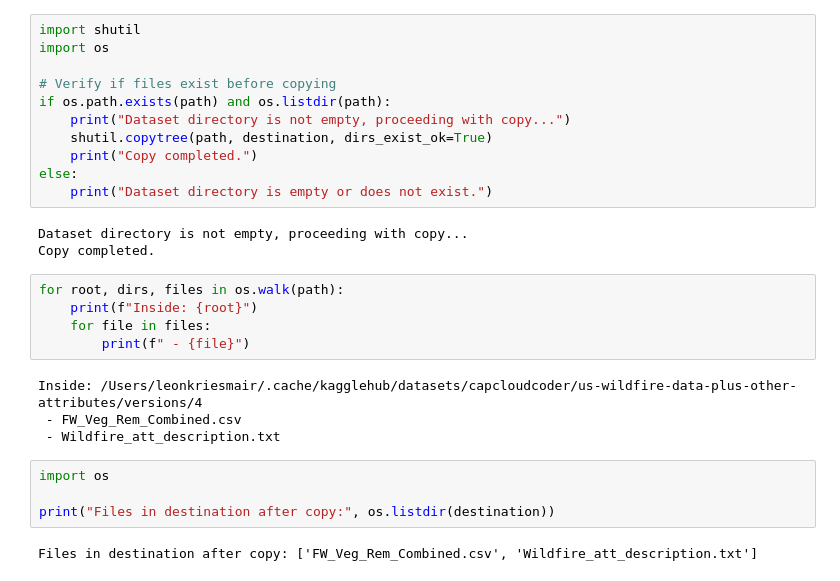
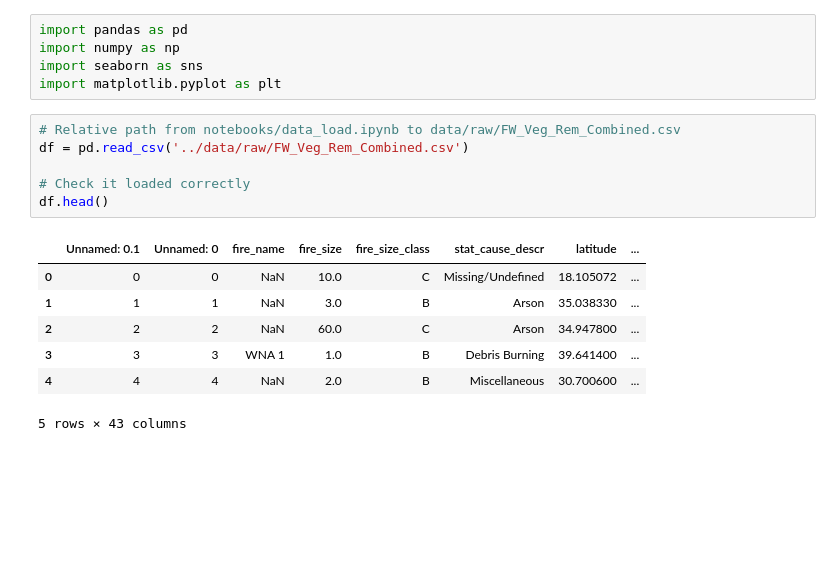
Before and after one commit to leonkriesmair/BigDataProject, a Jupyter notebook: notebooks/data_load.ipynb, the cells around one changed output. Drawn from its saved outputs; the diff is of its cells as text; blank space fills up the shorter version.

```diff
--- a/notebooks/data_load.ipynb
+++ b/notebooks/data_load.ipynb
@@ -42,29 +1,19 @@ Contents of the directory: ['FW_Veg_Rem_Combined.csv', 'Wildfire_att_description
-# %%
-import shutil
-import os
-
-# Verify if files exist before copying
-if os.path.exists(path) and os.listdir(path):
-    print("Dataset directory is not empty, proceeding with copy...")
-    shutil.copytree(path, destination, dirs_exist_ok=True)
-    print("Copy completed.")
-else:
-    print("Dataset directory is empty or does not exist.")
-# %% [output]
-Dataset directory is not empty, proceeding with copy...
-Copy completed.
-# %%
-for root, dirs, files in os.walk(path):
-    print(f"Inside: {root}")
-    for file in files:
-        print(f" - {file}")
-# %% [output]
-Inside: /Users/leonkriesmair/.cache/kagglehub/datasets/capcloudcoder/us-wildfire-data-plus-other-attributes/versions/4
- - FW_Veg_Rem_Combined.csv
- - Wildfire_att_description.txt
-# %%
-import os
-
-print("Files in destination after copy:", os.listdir(destination))
-# %% [output]
-Files in destination after copy: ['FW_Veg_Rem_Combined.csv', 'Wildfire_att_description.txt']
+# %%
+import pandas as pd
+import numpy as np
+import seaborn as sns
+import matplotlib.pyplot as plt
+# %%
+# Relative path from notebooks/data_load.ipynb to data/raw/FW_Veg_Rem_Combined.csv
+df = pd.read_csv('../data/raw/FW_Veg_Rem_Combined.csv')
+
+# Check it loaded correctly
+df.head()
+# %% [output]
+|  | Unnamed: 0.1 | Unnamed: 0 | fire_name | fire_size | fire_size_class | stat_cause_descr | latitude | ... |
+| 0 | 0 | 0 | NaN | 10.0 | C | Missing/Undefined | 18.105072 | ... |
+| 1 | 1 | 1 | NaN | 3.0 | B | Arson | 35.038330 | ... |
+| 2 | 2 | 2 | NaN | 60.0 | C | Arson | 34.947800 | ... |
+| 3 | 3 | 3 | WNA 1 | 1.0 | B | Debris Burning | 39.641400 | ... |
+| 4 | 4 | 4 | NaN | 2.0 | B | Miscellaneous | 30.700600 | ... |
+5 rows × 43 columns
```
Also changed, not shown: parts of 6 cells of this notebook, 1 other file.
